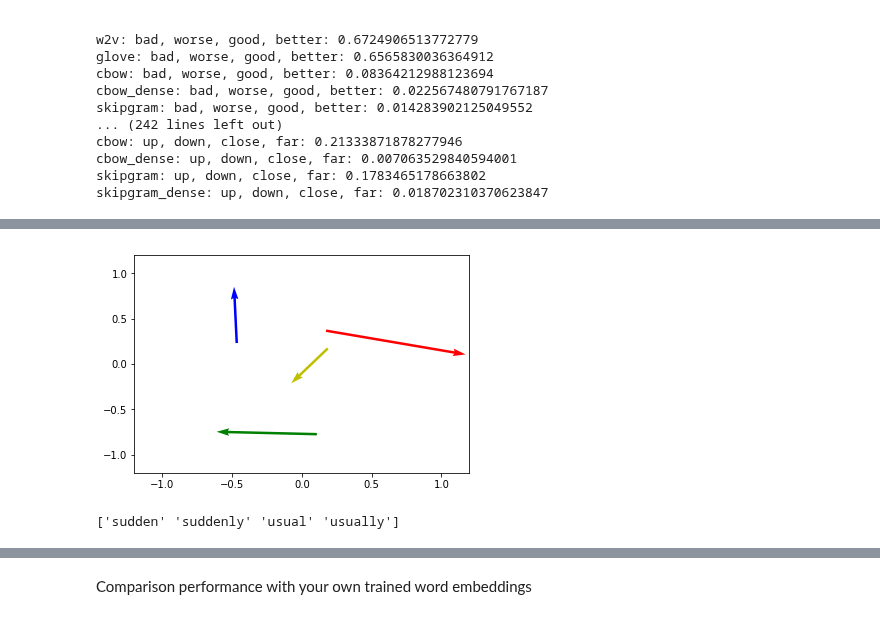
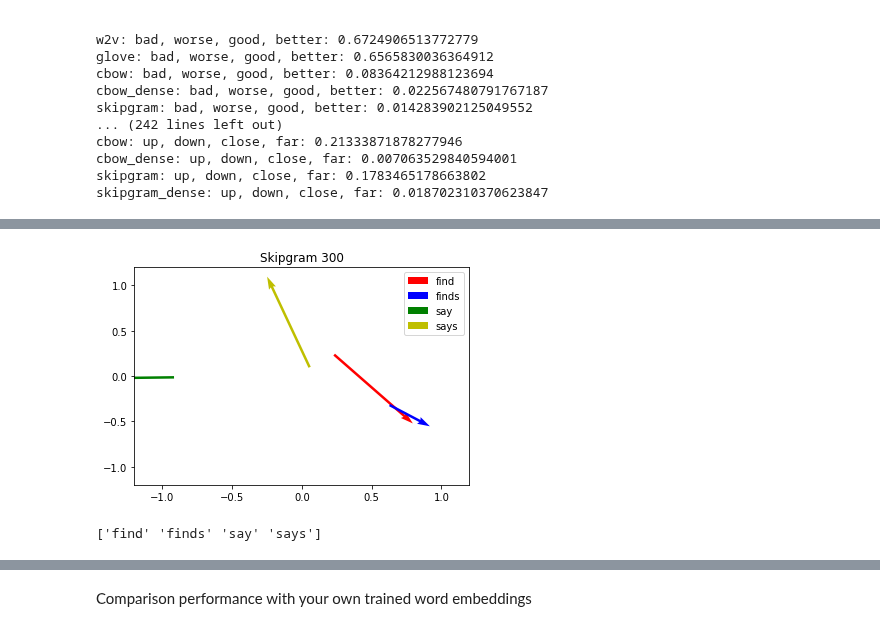
Before and after one commit to irfannurafif/recsys, a Jupyter notebook: Assignment 1.ipynb, the cells around one changed output, grey strips where cells are left out. Cells and saved outputs as stored; diff of their text form; code cells hidden in the pictures.

Commit message:
add visualization in 2.7

```diff
--- a/Assignment 1.ipynb
+++ b/Assignment 1.ipynb
@@ -1209,0 +1236,11 @@ skipgram_dense: up, down, close, far: 0.018702310370623847
+# %%
+#Visualize the pre-trained word embeddings
+
+embedlist=[]
+for i in range(4):
+    embedlist.append(glove[w2visualize[i]])
+    #embedlist.append(embed_skipgram_300[tokenizer.word_index[w2visualize[i]]-1])
+len(embedlist)
+plt.title("Glove")
+draw_word_vecs(embedlist,w2visualize)
+print(w2visualize)
@@ -1209,0 +1250,11 @@ skipgram_dense: up, down, close, far: 0.018702310370623847
+# %%
+#Visualize the pre-trained word embeddings
+
+embedlist=[]
+for i in range(4):
+    #embedlist.append(word2vec[analogy_list[1][i]])
+    embedlist.append(embed_cbow_300[tokenizer.word_index[w2visualize[i]]-1])
+len(embedlist)
+plt.title("CBOW 300")
+draw_word_vecs(embedlist,w2visualize)
+print(w2visualize)
@@ -1209,0 +1264,11 @@ skipgram_dense: up, down, close, far: 0.018702310370623847
+# %%
+#Visualize the pre-trained word embeddings
+
+embedlist=[]
+for i in range(4):
+    #embedlist.append(word2vec[analogy_list[1][i]])
+    embedlist.append(embed_cbow_300_dense[tokenizer.word_index[w2visualize[i]]-1])
+len(embedlist)
+plt.title("CBOW 300 Dense")
+draw_word_vecs(embedlist,w2visualize)
+print(w2visualize)
@@ -1210,13 +1278,14 @@ skipgram_dense: up, down, close, far: 0.018702310370623847
 # %%
 #Visualize the pre-trained word embeddings
 
 embedlist=[]
 for i in range(4):
     #embedlist.append(word2vec[analogy_list[1][i]])
-    embedlist.append(embed_skipgram_300[tokenizer.word_index[analogy_list[1][i]]-1])
+    embedlist.append(embed_skipgram_300[tokenizer.word_index[w2visualize[i]]-1])
 len(embedlist)
-draw_word_vecs(embedlist,analogy_list[1])
-print(analogy_list[1])
+plt.title("Skipgram 300")
+draw_word_vecs(embedlist,w2visualize)
+print(w2visualize)
 # %% [output]
-[figure, old version]
+[figure, new version]
-['sudden' 'suddenly' 'usual' 'usually']
+['find' 'finds' 'say' 'says']
```
Also changed, not shown: parts of 6 cells of this notebook.
